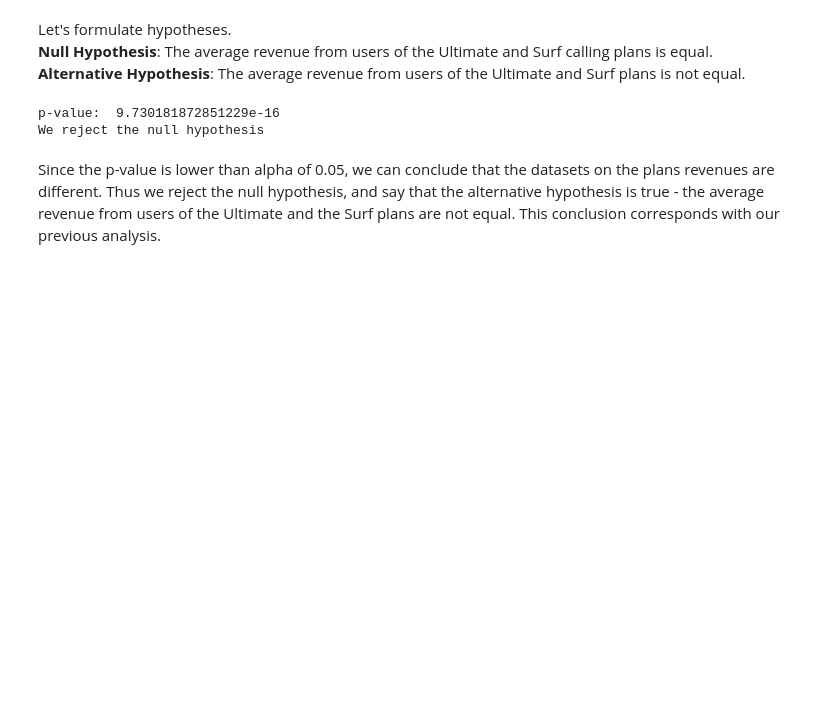
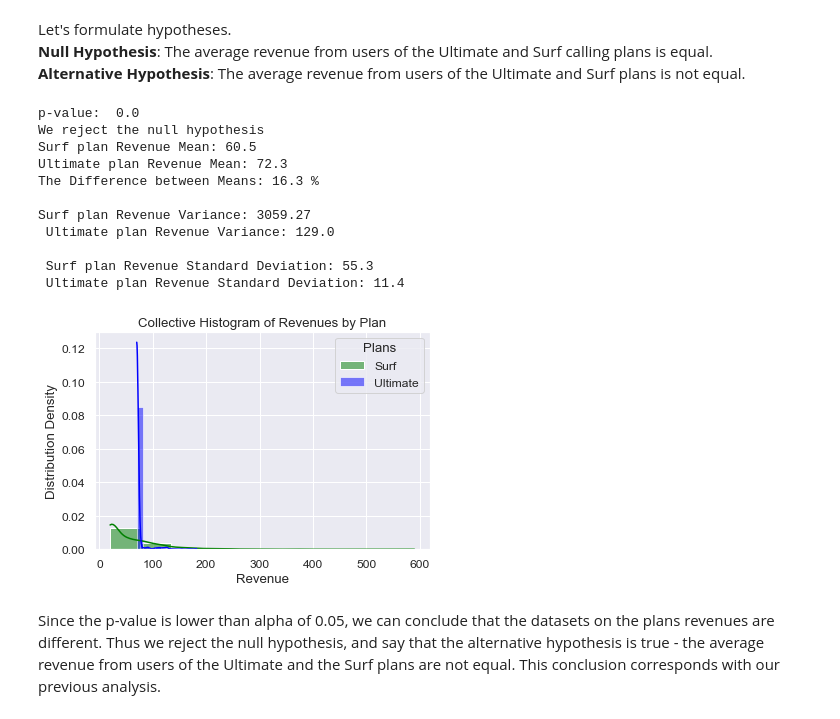
Before and after one commit to Sasha-Fridman/TripleTen-ex.-Practicum-Bootcamp-Projects, a Jupyter notebook: 3. Telecom Operator Plans Revenue Evaluation/3. Statistical Data Analysis.ipynb, the cells around one changed output. Saved outputs shown, nothing was run; the diff lists cells and outputs as text; code cells hidden in the pictures; blank space fills up the shorter version.

```diff
--- a/3. Telecom Operator Plans Revenue Evaluation/3. Statistical Data Analysis.ipynb
+++ b/3. Telecom Operator Plans Revenue Evaluation/3. Statistical Data Analysis.ipynb
@@ -1655,31 +1655,59 @@ Let's formulate hypotheses.
 # %%
 # Since we deal with comparing means of distributions,
 # ttest_ind method from scipy library would be appropriate for this purpose
 
 alpha = 0.05  # let's use classical critical statistical significance level value
               # and if the p-value is less than alpha, we will reject the hypothesis
 
 # data preparation
 df_profit_surf = df_total_plans.query('plan=="surf"')['full_profit']
 df_profit_ultimate = df_total_plans.query('plan=="ultimate"')['full_profit']
 
 # performing t-test
 results = st.ttest_ind(df_profit_surf, df_profit_ultimate, equal_var=False)
 
 # seting color for print
 def color_print(text, color):
     print(f"\033[{color}m{text}\033[0m")
 
 # printing results
-print('p-value: ', results.pvalue)
+print('p-value: ', round(results.pvalue, 3))
 
 if results.pvalue < alpha:
     color_print('We reject the null hypothesis', '1;31')  # red color
 else:
     color_print('We can\'t reject the null hypothesis', '1;32')  # green color
+
+# Descriptive statistics
+print(f'Surf plan Revenue Mean: {round(df_profit_surf.mean(),1)}')
+print(f'Ultimate plan Revenue Mean: {round(df_profit_ultimate.mean(),1)}')
+print(f'The Difference between Means: {abs(round((df_profit_surf.mean()-df_profit_ultimate.mean())/df_profit_ultimate.mean()*100,1))} %\n')
+
+print(f'Surf plan Revenue Variance: {round(np.var(df_profit_surf),2)}')
+print(f' Ultimate plan Revenue Variance: {round(np.var(df_profit_ultimate),1)}\n')
+print(f' Surf plan Revenue Standard Deviation: {round(np.sqrt(np.var(df_profit_surf)),1)}')
+print(f' Ultimate plan Revenue Standard Deviation: {round(np.sqrt(np.var(df_profit_ultimate)),1)}\n')
+
+# Collective histogram
+sns.histplot(df_profit_surf, kde=True, stat='density', color='green', label='Surf', alpha=0.5, bins=10)
+sns.histplot(df_profit_ultimate, kde=True, stat='density', color='blue', label='Ultimate', alpha=0.5,  bins=10)
+plt.xlabel('Revenue')
+plt.ylabel('Distribution Density')
+plt.title(f'Collective Histogram of Revenues by Plan')
+plt.legend(title='Plans');
 # %% [output]
-p-value:  9.730181872851229e-16
+p-value:  0.0
 We reject the null hypothesis
+Surf plan Revenue Mean: 60.5
+Ultimate plan Revenue Mean: 72.3
+The Difference between Means: 16.3 %
+
+Surf plan Revenue Variance: 3059.27
+ Ultimate plan Revenue Variance: 129.0
+
+ Surf plan Revenue Standard Deviation: 55.3
+ Ultimate plan Revenue Standard Deviation: 11.4
+[figure, added]
 # %% [markdown]
 Since the p-value is lower than alpha of 0.05, we can conclude that the datasets on the plans revenues are different. Thus we reject the null hypothesis, and say that the alternative hypothesis is true - the average revenue from users of the Ultimate and the Surf plans are not equal. This conclusion corresponds with our previous analysis.
 # %% [markdown]
```
Also changed, not shown: parts of 9 cells of this notebook.
